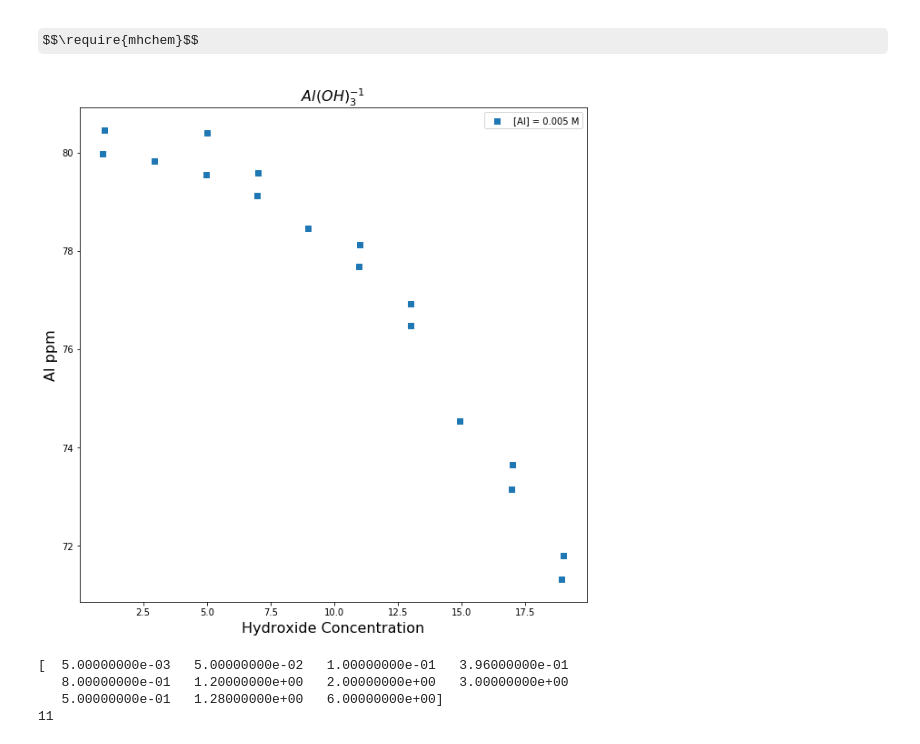
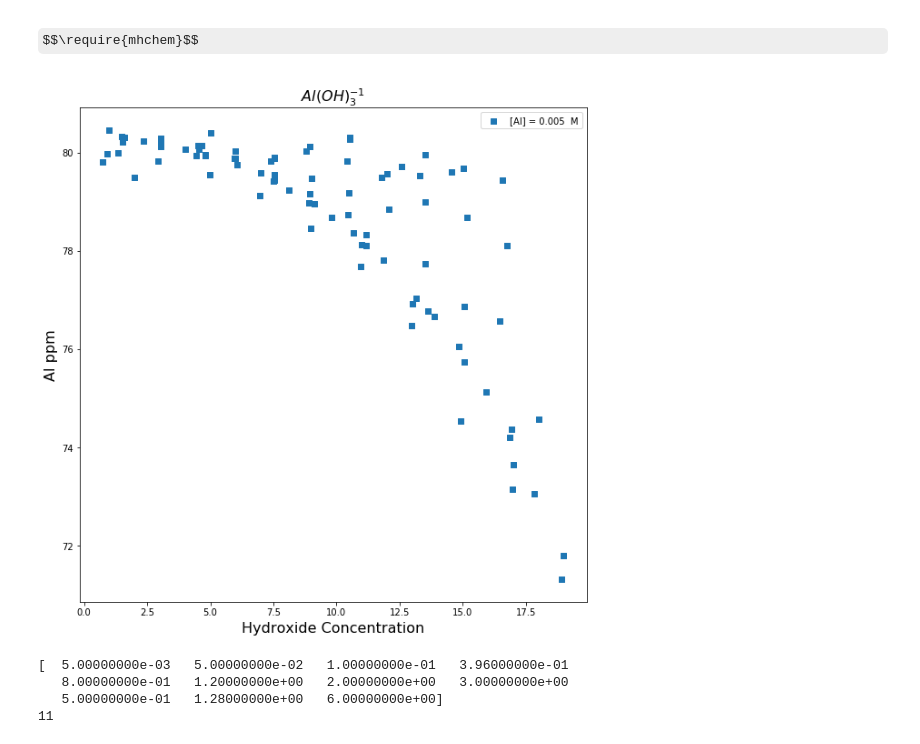
Before and after one commit to biggstd/pyluminate, a Jupyter notebook: notebooks/Al Review Figures.ipynb, the cells around one changed output. Cells and saved outputs as stored; diff of their text form; code cells hidden in the pictures; some formulas as TeX source.

```diff
--- a/notebooks/Al Review Figures.ipynb
+++ b/notebooks/Al Review Figures.ipynb
@@ -14,8 +14,8 @@ import sys
 # %%
 # import the data collected
 # This data was organized on a google spreadsheet
-data_path = "/home/tylerbiggs/git/pyluminate/data/al_nmr_data.csv"
-# data_path = r"C:\Users\Tyler\Documents\pyluminate/data/al_nmr_data.csv"
+# data_path = "/home/tylerbiggs/git/pyluminate/data/al_nmr_data.csv"
+data_path = r"C:\Users\Tyler\Documents\pyluminate/data/al_nmr_data.csv"
 
 AlNMRData = pd.read_csv(data_path)
 list(AlNMRData)
@@ -59,8 +59,8 @@ AlNMRData.head()
 
 This is for the NWTCC conference...
 # %%
-small_data = AlNMRData[(AlNMRData.Al_concentration == 0.005)]
-small_data = small_data[(AlNMRData.counter_ion == 'Na+')]
+small_data = AlNMRData[(AlNMRData.Al_concentration == 0.005) & (AlNMRData.counter_ion == 'Na+')]
+# small_data = small_data[(AlNMRData.counter_ion == 'Na+')]
 # %% [markdown]
 ##### How many unique values are present in the Al_concentration column?
 # %%
@@ -89,21 +89,21 @@ $$\require{mhchem}$$
 # %%
 fig1, ax1 = plt.subplots(figsize=(10,10))
 plt.scatter(
     x=small_data.OH_concentration,
     y=small_data.Al_ppm,
-    label="[Al] = 0.005 M",
+    label="[Al] = " + str(small_data.Al_concentration[0]) + "  M",
     marker=",",
 )
 
 plt.ylabel("Al ppm", fontsize=16)
 plt.xlabel("Hydroxide Concentration", fontsize=16)
 # plt.rc('text', usetex=True)
 plt.title(r"$Al(OH)_3^{-1}$ ", fontsize=16)
 ax1.legend()
 
 plt.show()
 # %% [output]
-[figure, old version]
+[figure, new version]
 # %%
 print(AlNMRData.Al_concentration.unique())
 print(len(AlNMRData.Al_concentration.unique()))
```
Also changed, not shown: parts of 9 cells of this notebook.
